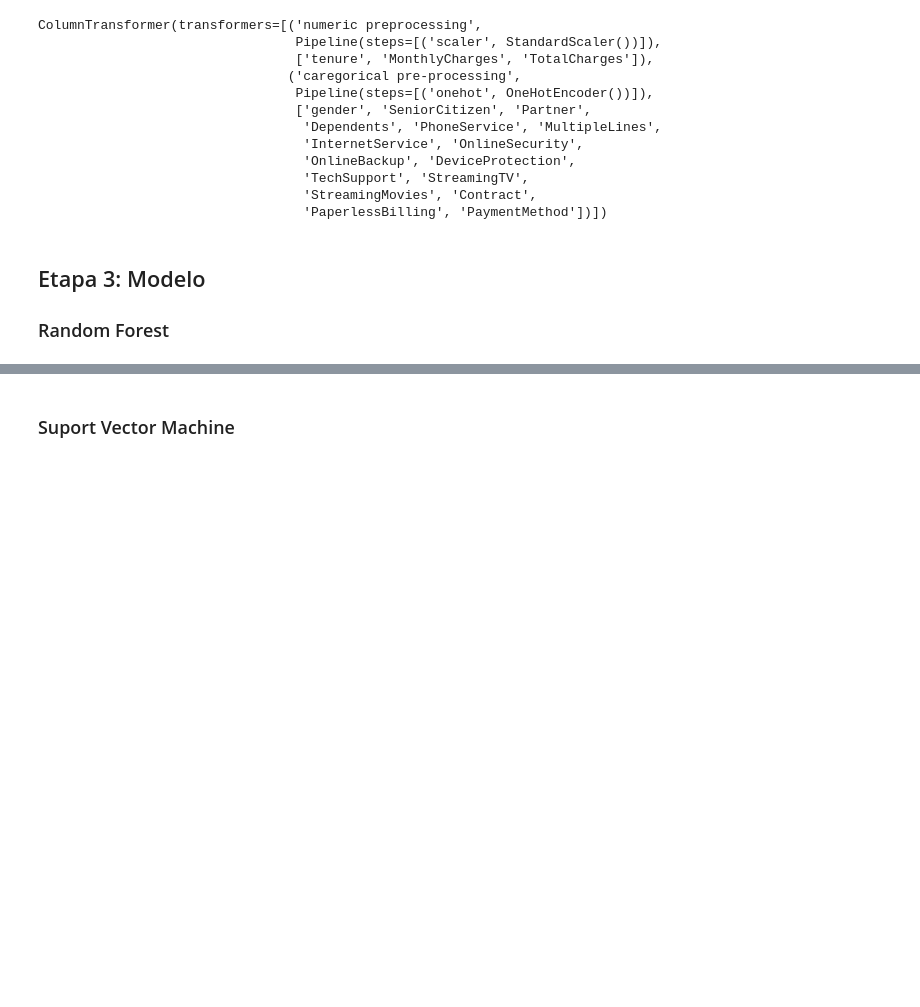
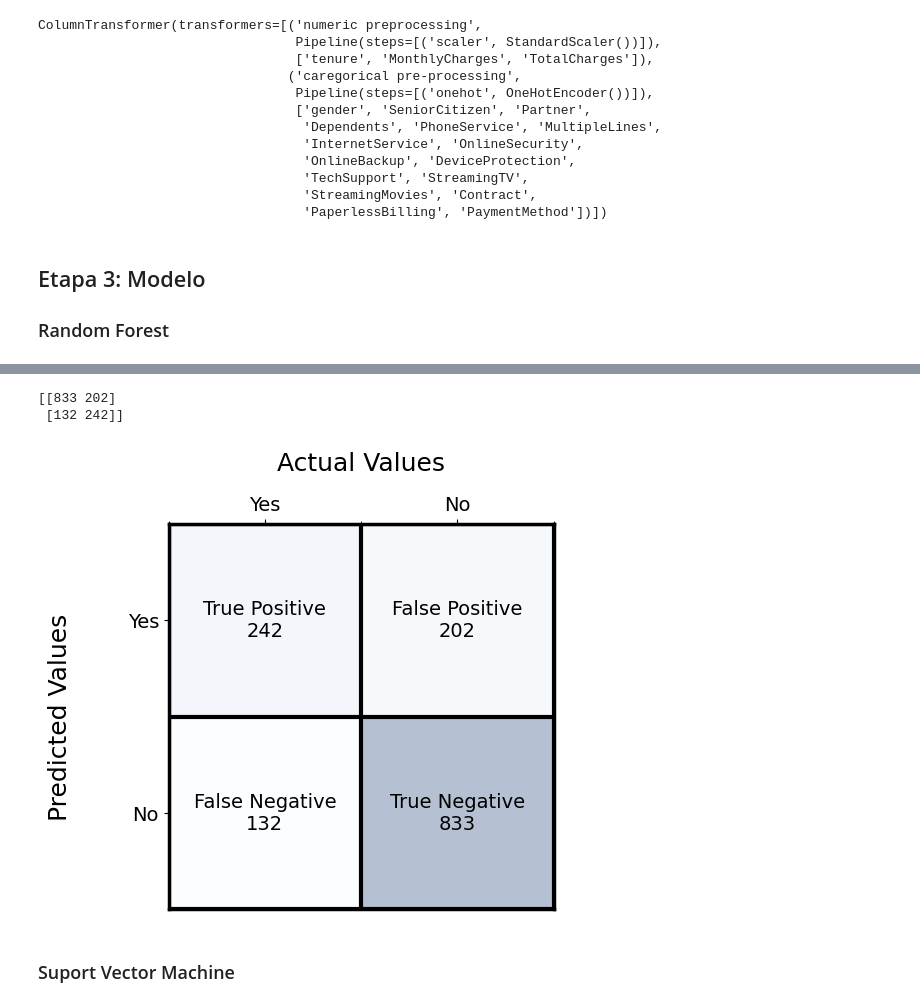
Before and after one commit to Rick2898/Machine_Learning_classification, a Jupyter notebook: main_copy.ipynb, the cells around one changed output, grey strips where cells are left out. Saved outputs shown, nothing was run; the diff lists cells and outputs as text; code cells hidden in the pictures; blank space fills up the shorter version.

Commit message:
Actualizacion metricas

```diff
--- a/main_copy.ipynb
+++ b/main_copy.ipynb
@@ -299,3 +348,69 @@ Text(0, 0.5, 'f1_score')
+# %%
+y_pred = model.predict(X_test)
+confmat = confusion_matrix(y_true=y_test, y_pred=y_pred)
+
+print(confmat)
+# %% [output]
+[[833 202]
+ [132 242]]
+# %%
+# confmat original:
+# [[TN, FP],
+#  [FN, TP]]
+
+TN = confmat[0, 0]
+FP = confmat[0, 1]
+FN = confmat[1, 0]
+TP = confmat[1, 1]
+
+# Reorden visual como en la imagen:
+# [[TP, FP],
+#  [FN, TN]]
+matriz_visual = np.array([
+    [TP, FP],
+    [FN, TN]
+])
+
+textos = np.array([
+    [f"True Positive\n{TP}", f"False Positive\n{FP}"],
+    [f"False Negative\n{FN}", f"True Negative\n{TN}"]
+])
+
+fig, ax = plt.subplots(figsize=(8, 5))
+
+ax.imshow(matriz_visual, cmap=plt.cm.Blues, alpha=0.3)
+
+for i in range(2):
+    for j in range(2):
+        ax.text(j, i, textos[i, j], va='center', ha='center', fontsize=14)
+
+ax.set_xticks([0, 1])
+ax.set_xticklabels(['Yes', 'No'], fontsize=14)
+
+ax.set_yticks([0, 1])
+ax.set_yticklabels(['Yes', 'No'], fontsize=14)
+
+ax.set_xlabel('Actual Values', fontsize=18, labelpad=18)
+ax.xaxis.set_label_position('top')
+ax.xaxis.tick_top()
+
+ax.set_ylabel('Predicted Values', fontsize=18, labelpad=40)
+
+# bordes externos
+for spine in ax.spines.values():
+    spine.set_visible(True)
+    spine.set_linewidth(2.5)
+    spine.set_color('black')
+
+# líneas divisorias internas
+ax.set_xticks(np.arange(-.5, 2, 1), minor=True)
+ax.set_yticks(np.arange(-.5, 2, 1), minor=True)
+ax.grid(which='minor', color='black', linestyle='-', linewidth=3)
+ax.tick_params(which='minor', bottom=False, left=False)
+
+plt.show()
+# %% [output]
+[figure, added]
 # %% [markdown]
 ### Suport Vector Machine
 # %%
```
Also changed, not shown: parts of 21 cells of this notebook, 2 other files.
